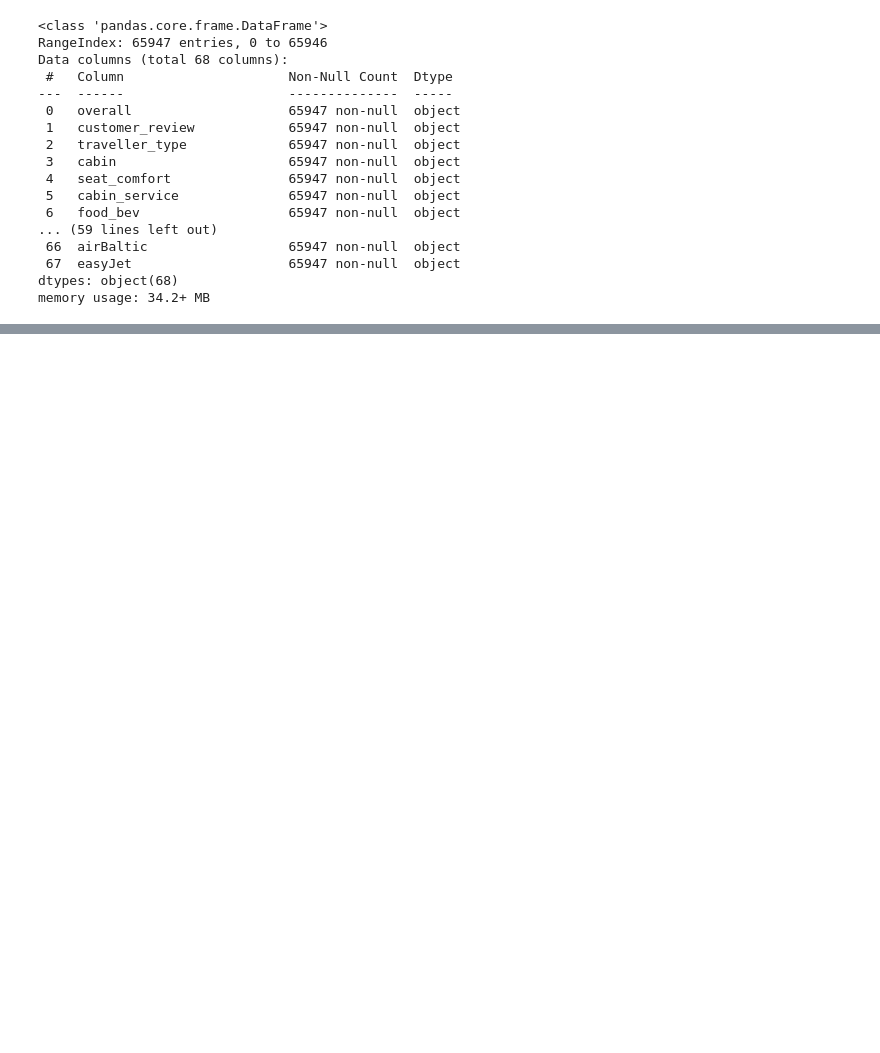
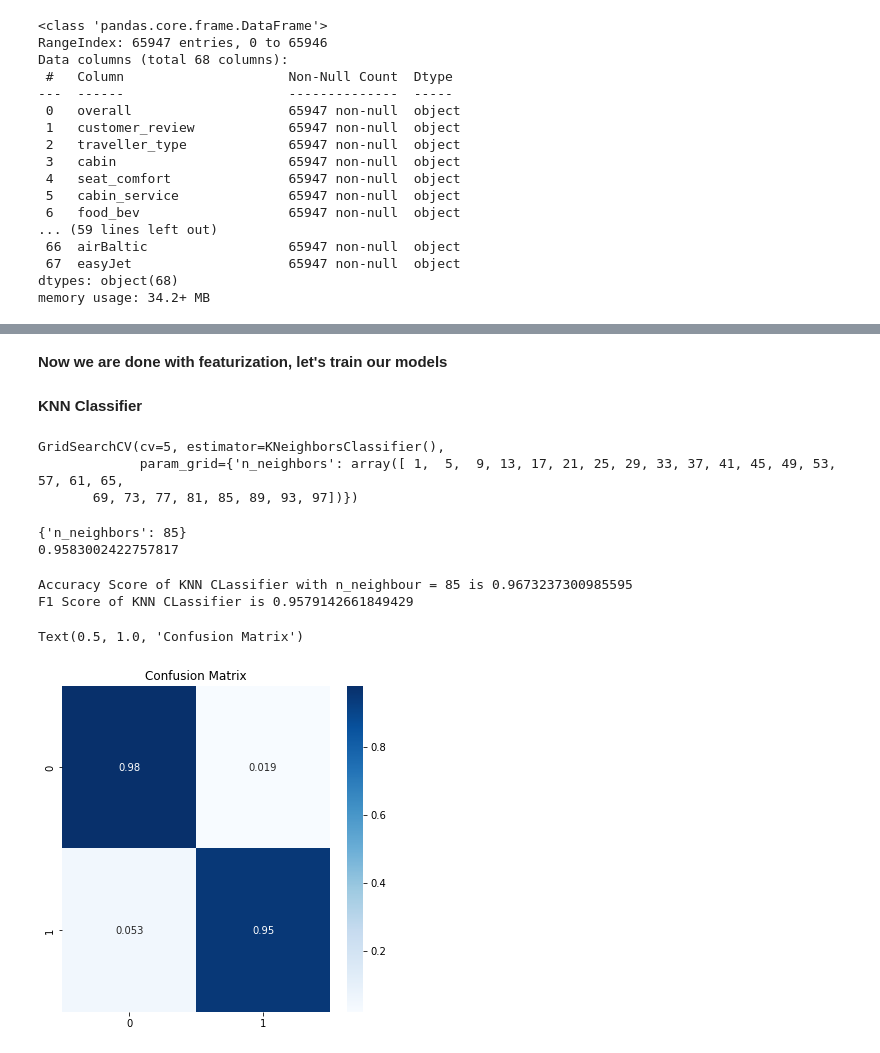
Before and after one commit to ydv1412/airline_review_classification, a Jupyter notebook: airline_review_classification.ipynb, the cells around one changed output, grey strips where cells are left out. Drawn from its saved outputs; the diff is of its cells as text; code cells hidden in the pictures; blank space fills up the shorter version.

```diff
--- a/airline_review_classification.ipynb
+++ b/airline_review_classification.ipynb
@@ -589,2 +527,6 @@ new_df = pd.merge(left = new_df , right = bag_of_words , how = 'left' , left_ind
+# %%
+new_df.drop(['processed_review'] , axis = 1 , inplace = True)                                                                 ## dropping processed review column
+bag_of_words = pd.DataFrame(bag_of_words , columns = [str(i) for i in range(641)])                                            ## converting bow to dataframe
+new_df = pd.merge(left = new_df , right = bag_of_words , how = 'left' , left_index = True , right_index = True)               ### merginging both datasets on index
 # %%
 # new_df2 = new_df.drop(['processed_review' ] , axis = 1)
@@ -641,2 +552,0 @@ array([0, 0, 0, 0, 0, 0, 0, 0, 0, 0, 0, 0, 0, 0, 0, 0, 0, 0, 0, 0, 0, 0,
-# %%
-new_df.drop(['Unnamed: 0'] , axis = 1 , inplace = True)
@@ -764,0 +567,4 @@ print(confusion)
+# %%
+y = new_df['recommended'].astype(int)                                           ### class labels
+new_df.drop(['recommended'],axis = 1 , inplace = True)
+x = new_df                                                                          ### class features
@@ -764,0 +582,37 @@ print(confusion)
+# %% [markdown]
+<b> Now we are done with featurization, let's train our models
+# %% [markdown]
+<b> KNN Classifier
+# %%
+model = KNeighborsClassifier()                                                          ### KNN Classifier
+n_params = {'n_neighbors' : np.arange(1,100,4)}                                         ### Grid Search for n_neighbors
+cv = GridSearchCV(model , param_grid = n_params , cv = 5)                               ### 5 cross validation
+
+cv.fit(x,y)
+# %% [output]
+GridSearchCV(cv=5, estimator=KNeighborsClassifier(),
+             param_grid={'n_neighbors': array([ 1,  5,  9, 13, 17, 21, 25, 29, 33, 37, 41, 45, 49, 53, 57, 61, 65,
+       69, 73, 77, 81, 85, 89, 93, 97])})
+# %%
+print(cv.best_params_)                        ##  best parameters
+print(cv.best_score_)                         ## best scores
+# %% [output]
+{'n_neighbors': 85}
+0.9583002422757817
+# %%
+model2 = KNeighborsClassifier(n_neighbors = 85 , weights = 'distance')                   ## training knn with 85 n_neighbors and weighted distance
+model2.fit(x_train , y_train.astype(int))
+predicted_y2 = model2.predict(x_test)
+# %%
+predicted_y2 = model2.predict(x_test)
+print("Accuracy Score of KNN CLassifier with n_neighbour = 85 is {}".format(accuracy_score(predicted_y2 , y_test)))      ## accuracy_score
+print("F1 Score of KNN CLassifier is {}".format(f1_score(predicted_y2 , y_test)))                                        ## f1_score
+confusion = confusion_matrix(predicted_y2 , y_test , normalize = 'true')                                                 ## confusion_matrix
+plt.figure(figsize = (6,6))
+sns.heatmap(confusion, annot=True, cmap='Blues')
+plt.title('Confusion Matrix')
+# %% [output]
+Accuracy Score of KNN CLassifier with n_neighbour = 85 is 0.9673237300985595
+F1 Score of KNN CLassifier is 0.9579142661849429
+Text(0.5, 1.0, 'Confusion Matrix')
+[figure, added]
```
Also changed, not shown: parts of 203 cells of this notebook.
